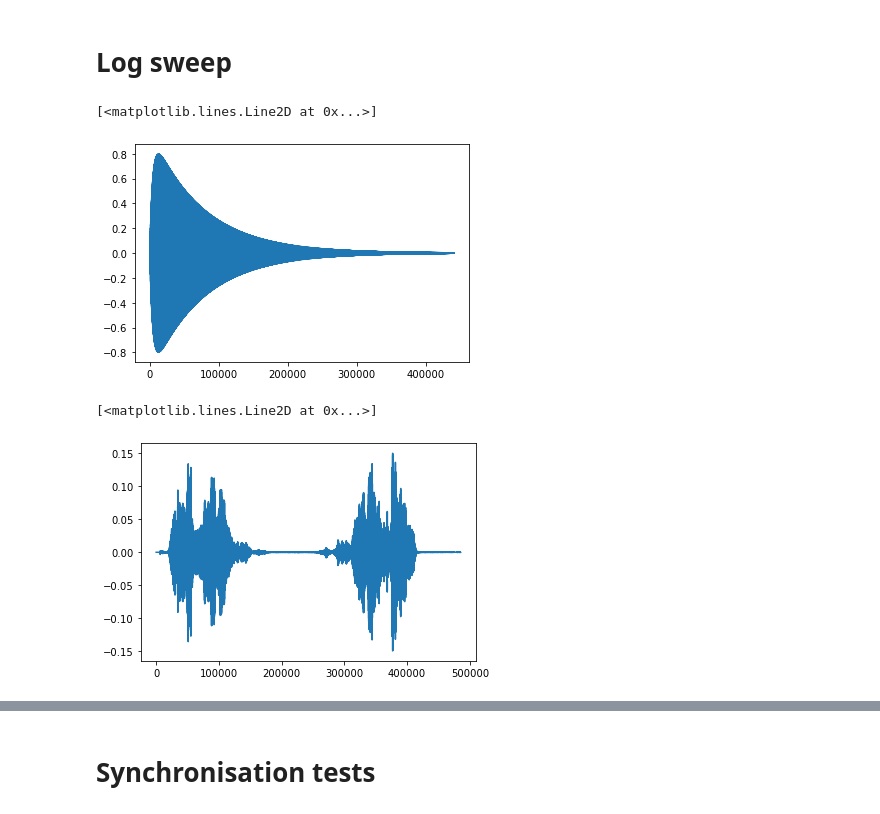
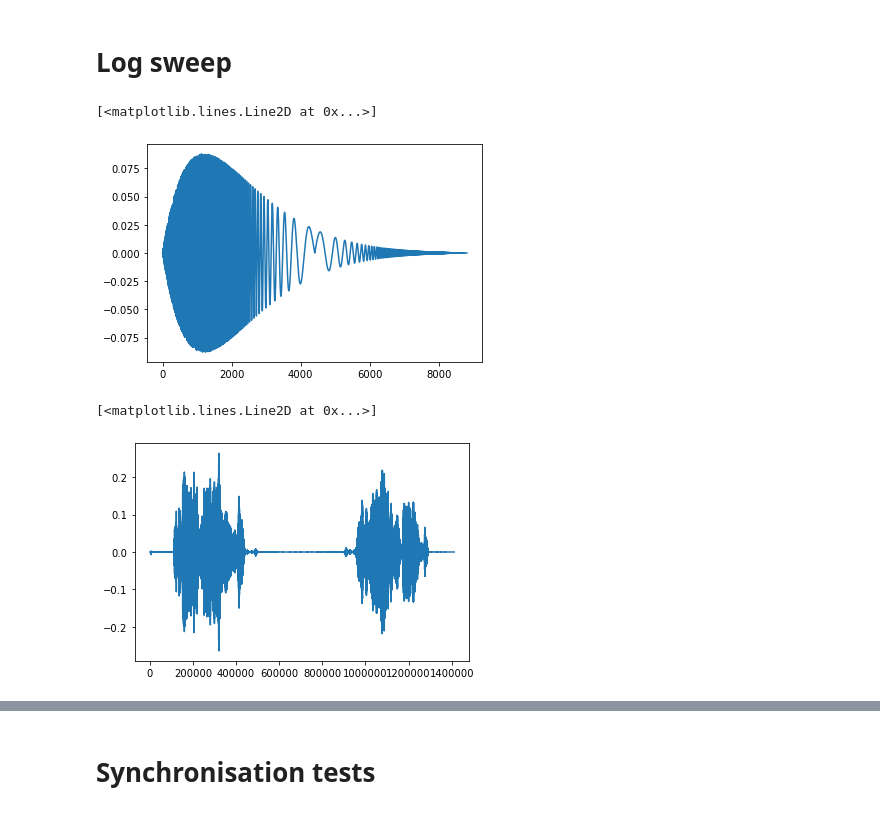
Before and after one commit to JingbiaoMei/Cambridge-Blue-Noise, a Jupyter notebook: Chirps.ipynb, the cells around one changed output, grey strips where cells are left out. Drawn from its saved outputs; the diff is of its cells as text; code cells hidden in the pictures.

```diff
--- a/Chirps.ipynb
+++ b/Chirps.ipynb
@@ -79,22 +82,26 @@ plt.show()
 # Log sweep
 # %%
 # form of log sweep
-sec = 5
-t = np.linspace(0, sec, fs*sec)
-t2 = np.linspace(0, 2*sec, fs*2*sec)
+sec = 0.1
+k = 10
+fl = 60
+fu = 22000
+
+t = np.linspace(0, sec, int(fs*sec))
+t2 = np.linspace(0, 2*sec, int(fs*2*sec))
 x_t = np.sin(2 * np.pi * fl * sec * (np.exp( t * (np.log(fu / fl) / sec)) -1) /np.log(fu / fl) )
 x_t_comb = np.concatenate((np.flip(x_t), x_t), axis=None)
 
 x_t *= (1-np.exp(-k*t))*(1-np.exp(-k*(sec-t)))
 x_t_comb *= (1-np.exp(-k*t2))*(1-np.exp(-k*(2*sec-t2)))
 
 mod = np.exp(-t * np.log(fu / fl) / sec)
 mod2 = np.exp(-t2 * np.log(fu / fl) / (sec*2)) # combined signal is 2x as long
 rev_x_t = np.flip(x_t) * mod
 rev_x_t_comb = np.flip(x_t_comb) * mod2
 
 plt.plot(rev_x_t_comb)
 # %% [output]
 [<matplotlib.lines.Line2D at 0x...>]
-[figure, old version]
+[figure, new version]
 # %%
@@ -102,7 +109,8 @@ sf.write('chirp_log_comb5.wav', x_t_comb, fs) # chirp_signal or combined
 sd.play(x_t_comb, fs) # play signal
 status = sd.wait()
 # %%
-seconds = 11
+seconds = 32
+
 recording = sd.rec(int(seconds * fs), samplerate=fs, channels=1)
 sd.wait()  # Wait until recording is finished
 
@@ -110,7 +118,7 @@ sf.write('chirp_rec.wav', recording, fs)  # Save as WAV file
 plt.plot(recording)
 # %% [output]
 [<matplotlib.lines.Line2D at 0x...>]
-[figure, old version]
+[figure, new version]
 # %%
 log_conv = np.convolve(rev_x_t, recording[:, 0])
 plt.plot(log_conv)
```
Also changed, not shown: parts of 12 cells of this notebook, 10 other files.
